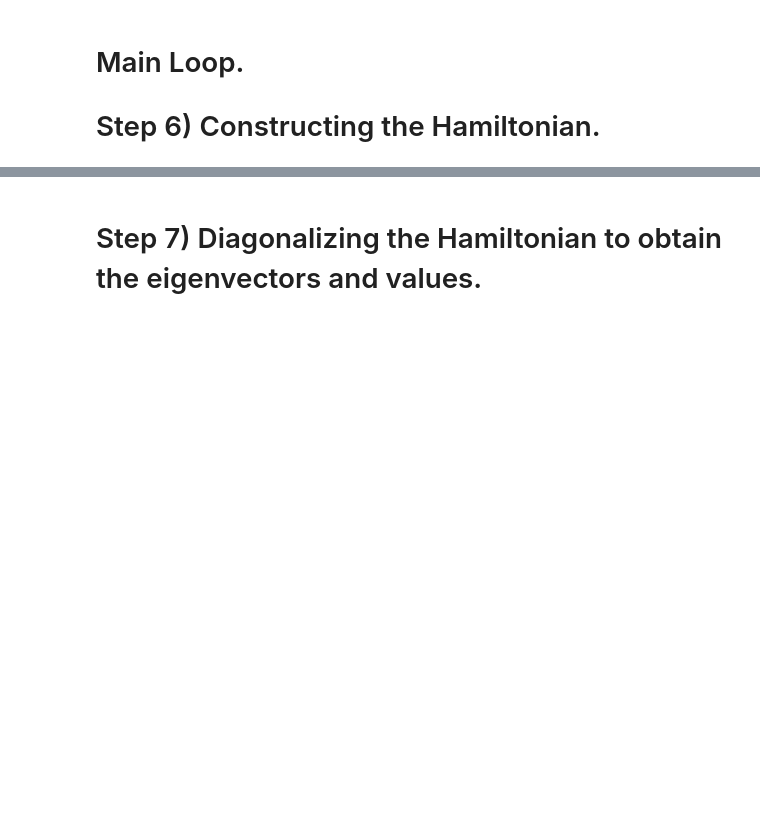
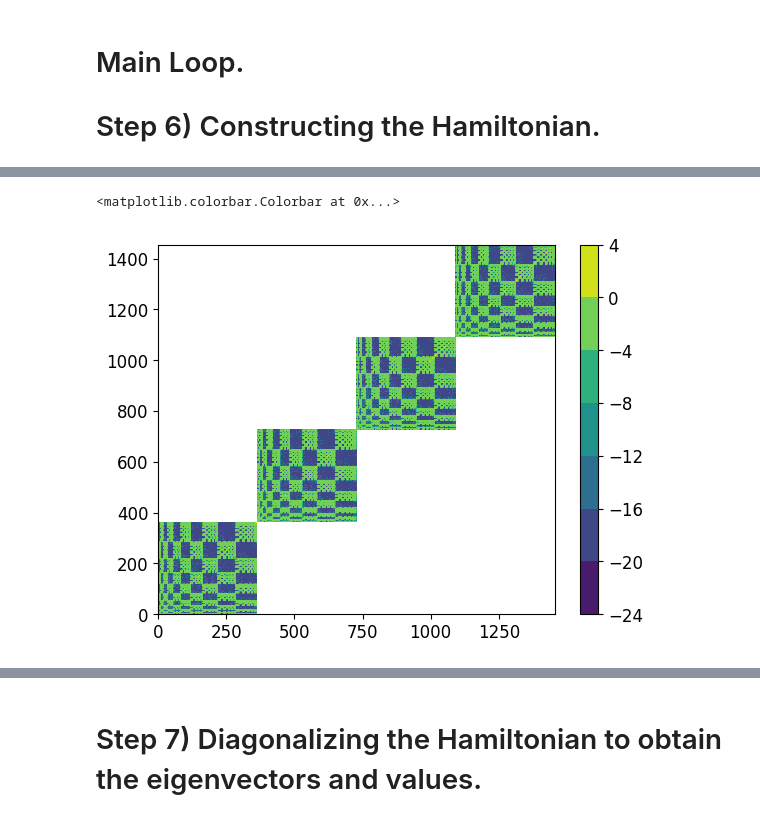
Before and after one commit to ia4021/harmonic3dhfb, a Jupyter notebook: harmonic3dhfb.ipynb, the cells around one changed output, grey strips where cells are left out. Drawn from its saved outputs; the diff is of its cells as text; code cells hidden in the pictures; blank space fills up the shorter version.

```diff
--- a/harmonic3dhfb.ipynb
+++ b/harmonic3dhfb.ipynb
@@ -797,0 +799,8 @@ Wall time: 9.12 s
+# %%
+%%time
+#######################################
+# IGNORE or REMOVE, CONSISTENCY TESTS #
+#######################################
+plt.contourf(np.log10(np.abs(hamp)))
+plt.colorbar()
+# %% [output]
@@ -798,3 +809,5 @@ Wall time: 9.12 s
+<matplotlib.colorbar.Colorbar at 0x...>
+[figure, added]
 # %%
 %%time
 #######################################
```
Also changed, not shown: parts of 18 cells of this notebook.
